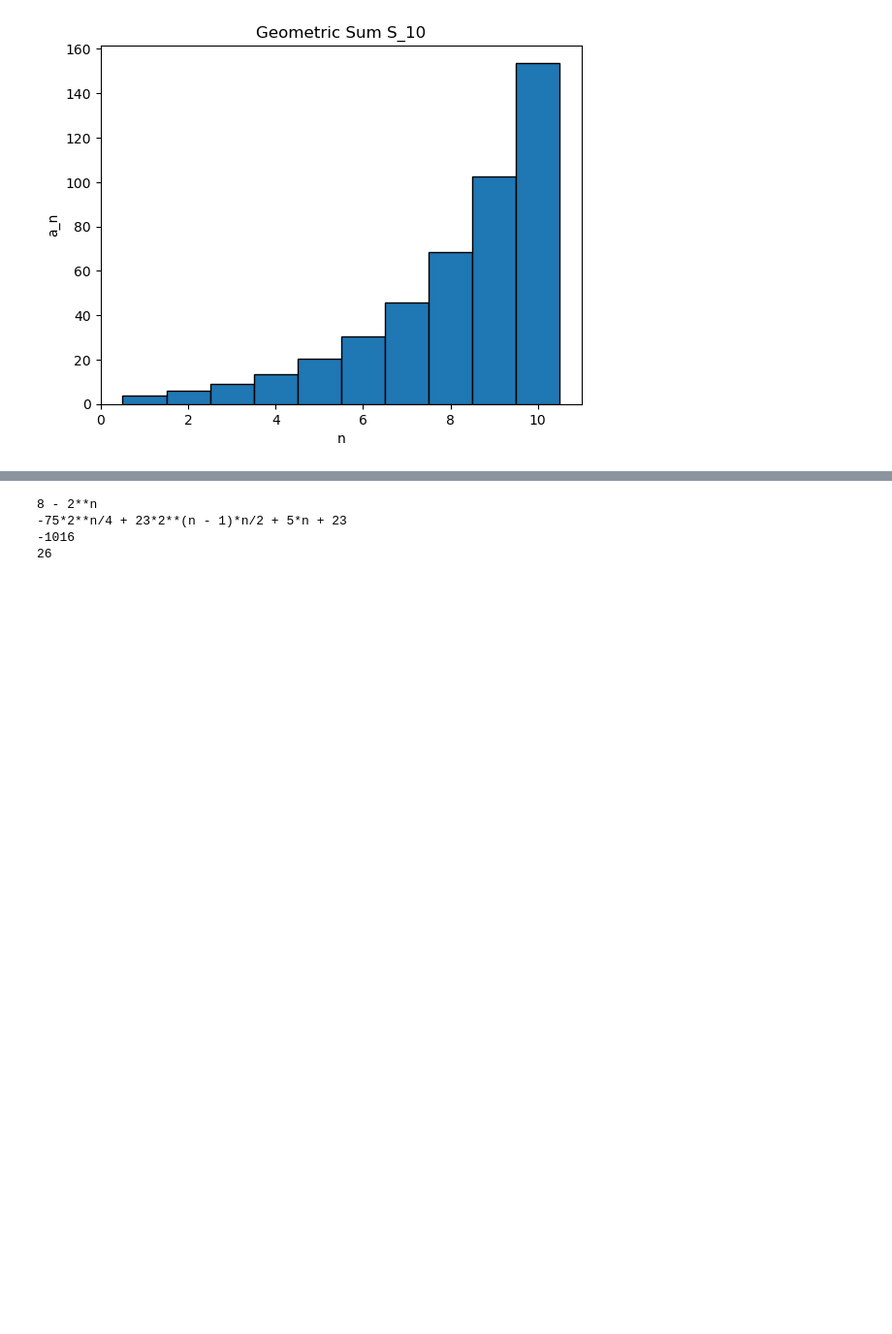
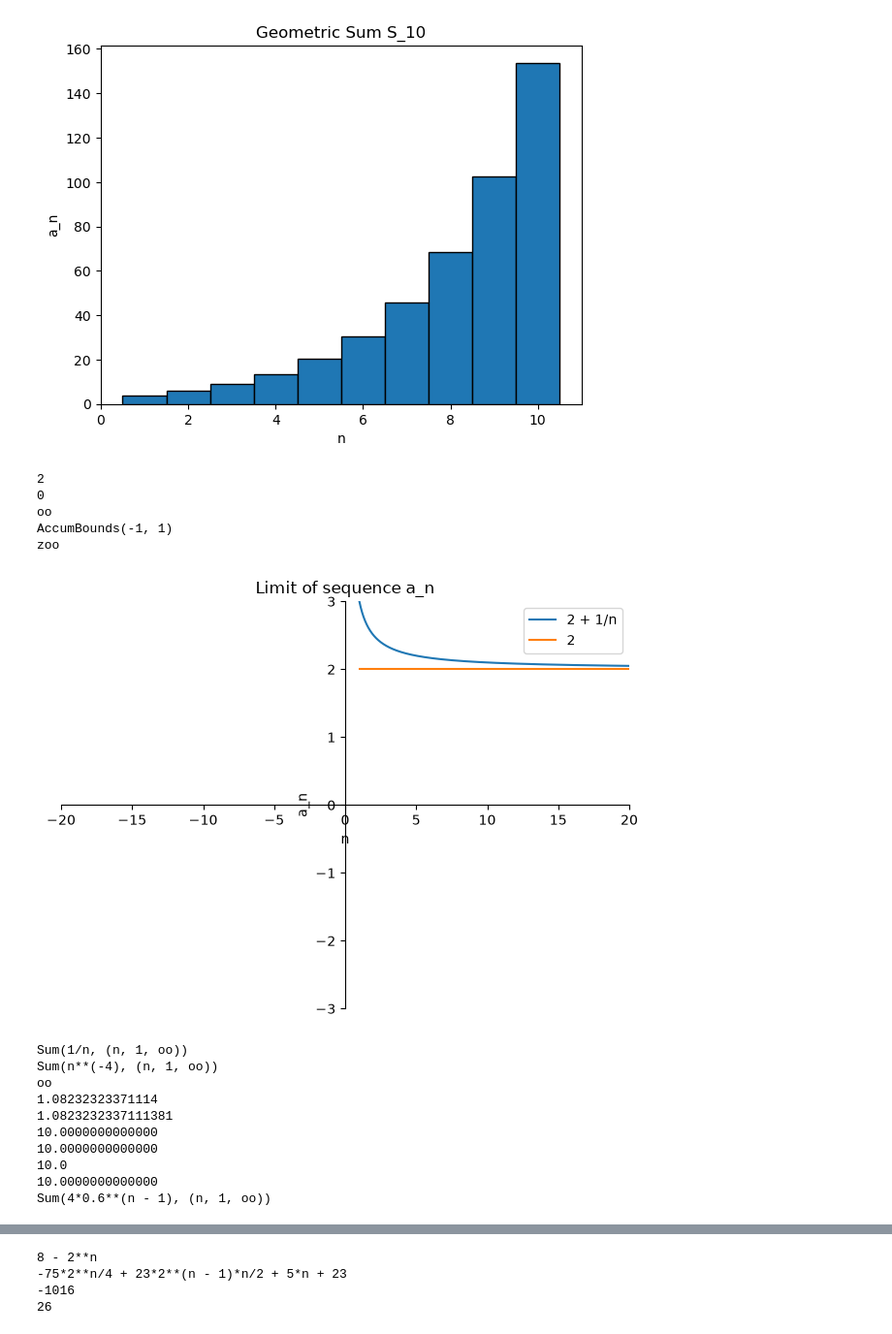
Before and after one commit to buicaothe/PYTHON, a Jupyter notebook: APPLIED MATHEMATICS/Introduction.ipynb, the cells around one changed output, grey strips where cells are left out. Shown at 97% size. Drawn from its saved outputs; the diff is of its cells as text; code cells hidden in the pictures; blank space fills up the shorter version.

```diff
--- a/APPLIED MATHEMATICS/Introduction.ipynb
+++ b/APPLIED MATHEMATICS/Introduction.ipynb
@@ -242,6 +242,64 @@ n*(3*n + 11)/2
 [11.9277388121429]
 1000.00000000000
 [figure]
+# %%
+n = sy.symbols('n')
+a_n = 2 + 1/n
+b_n = 8*0.5**n
+c_n = 7*n+3
+d_n = sy.sin(n)
+e_n = (-2)**n
+# limit:
+lim_an = sy.limit(a_n,n,sy.oo)
+print(lim_an)
+lim_bn = sy.limit(b_n,n,sy.oo)
+print(lim_bn)
+lim_cn = sy.limit(c_n,n,sy.oo)
+print(lim_cn)
+lim_dn = sy.limit(d_n,n,sy.oo)
+print(lim_dn)
+lim_en = sy.limit(e_n,n,sy.oo)
+print(lim_en)
+# complex number: z, complex infinitive: zoo
+p = sy.plot(a_n, lim_an, (n,1,20), title="Limit of sequence a_n", legend=True,
+            xlabel="n", ylabel="a_n", xlim=(-20,20), ylim=(-3,3))
+
+
+SA = sy.Sum(1/n,(n,1,sy.oo))
+print(SA)
+SB = sy.Sum(1/n**4,(n,1,sy.oo))
+print(SB)
+SA.doit()
+SB.doit()
+print(SA.doit())
+print(SB.doit().evalf())
+print(float(SB.doit()))
+
+a_n = 4*0.6**(n-1)
+G = sy.Sum(a_n,(n,1,sy.oo))
+print(G.doit().evalf(chop=True))
+x = sy.Float(4/(1-0.6))
+print(x.evalf(chop=True))
+print(4/(1-0.6))
+print(sy.summation(a_n,(n,1,sy.oo)))
+print(sy.Sum(a_n,(n,1,sy.oo)))
+# %% [output]
+2
+0
+oo
+AccumBounds(-1, 1)
+zoo
+[figure, added]
+Sum(1/n, (n, 1, oo))
+Sum(n**(-4), (n, 1, oo))
+oo
+1.08232323371114
+1.0823232337111381
+10.0000000000000
+10.0000000000000
+10.0
+10.0000000000000
+Sum(4*0.6**(n - 1), (n, 1, oo))
 # %%
 # 3. SERIES
 
```
Also changed, not shown: parts of 1 cell of this notebook, 4 other files.
